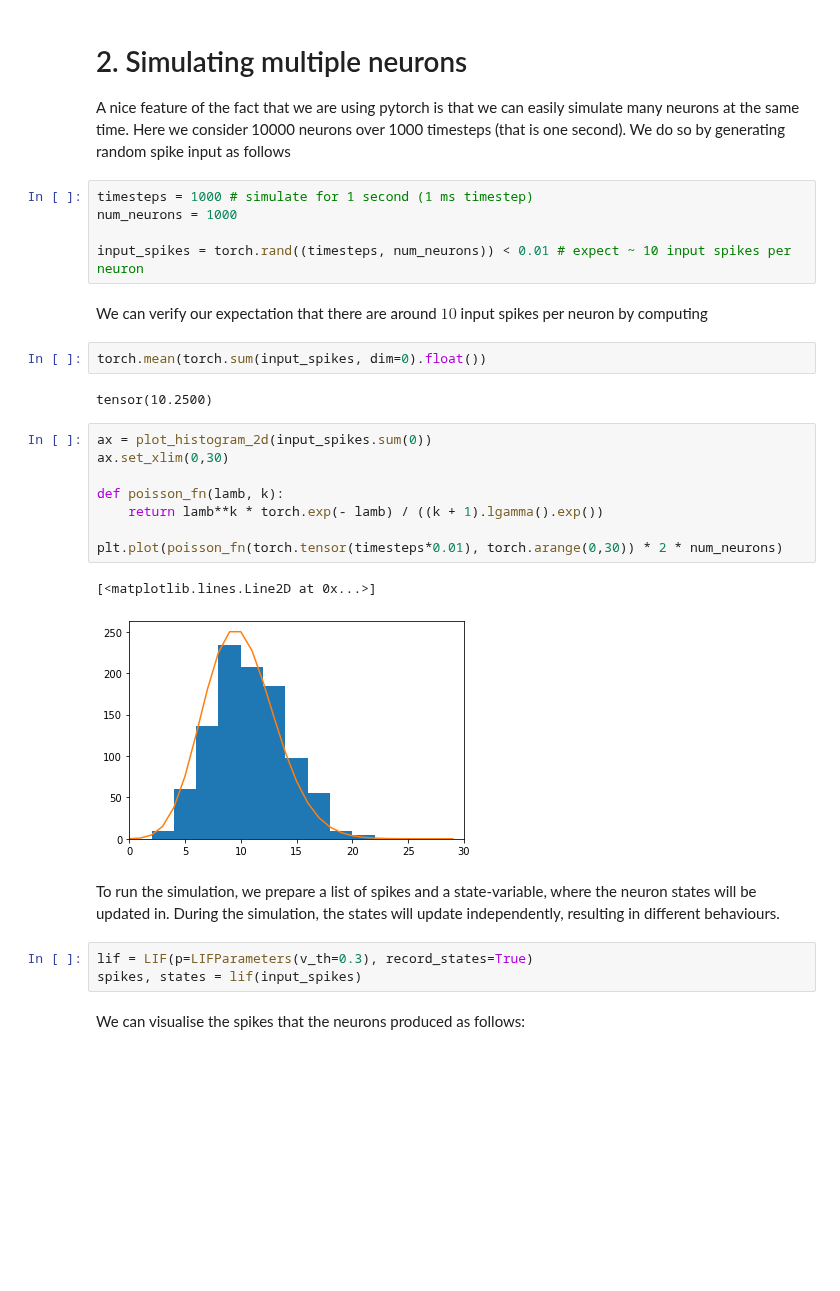
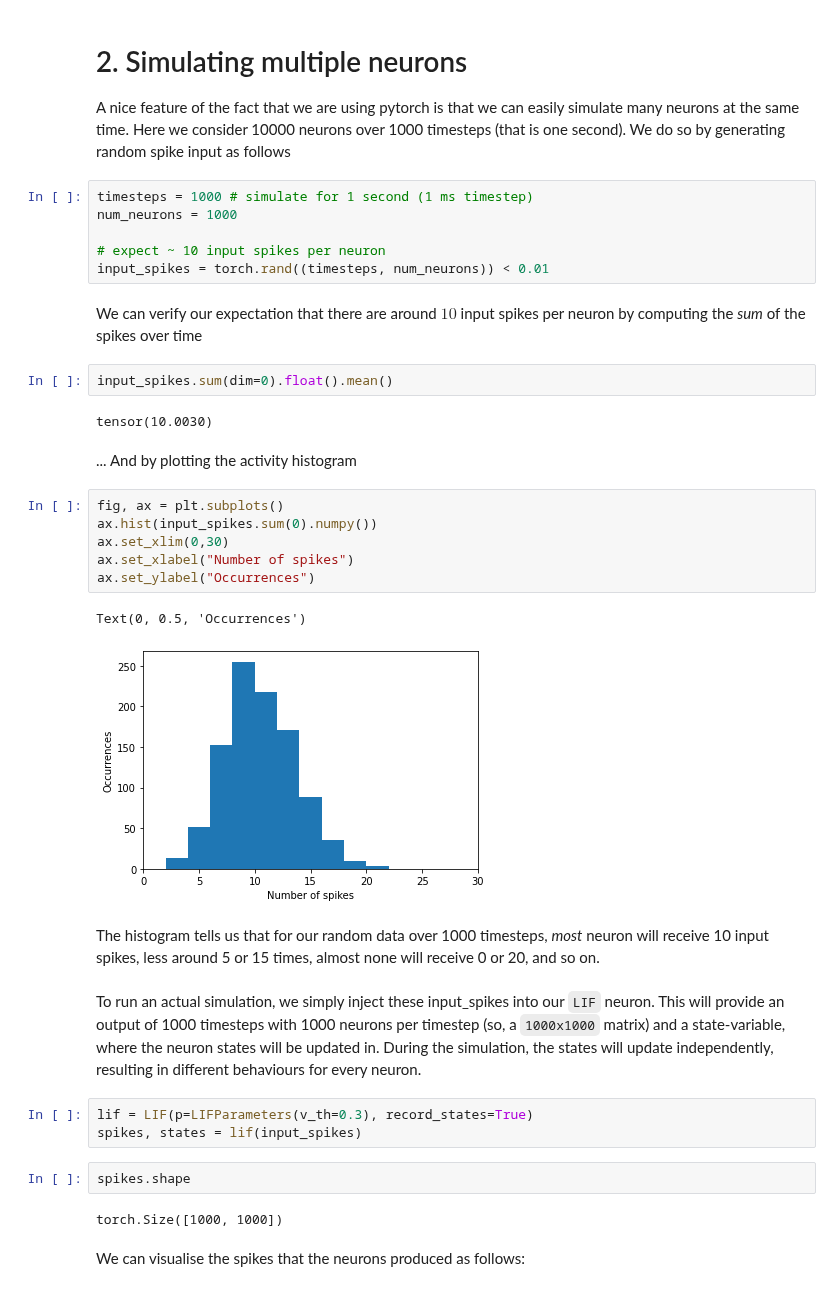
Before and after one commit to norse/notebooks, a Jupyter notebook: intro_plotting.ipynb, the cells around one changed output. Cells and saved outputs as stored; diff of their text form; blank space fills up the shorter version.

```diff
--- a/intro_plotting.ipynb
+++ b/intro_plotting.ipynb
@@ -88,28 +103,35 @@ A nice feature of the fact that we are using pytorch is that we can easily simul
 timesteps = 1000 # simulate for 1 second (1 ms timestep)
 num_neurons = 1000
 
-input_spikes = torch.rand((timesteps, num_neurons)) < 0.01 # expect ~ 10 input spikes per neuron
+# expect ~ 10 input spikes per neuron
+input_spikes = torch.rand((timesteps, num_neurons)) < 0.01
 # %% [markdown]
-We can verify our expectation that there are around $10$ input spikes per neuron by computing
+We can verify our expectation that there are around $10$ input spikes per neuron by computing the *sum* of the spikes over time
 # %%
-torch.mean(torch.sum(input_spikes, dim=0).float())
+input_spikes.sum(dim=0).float().mean()
 # %% [output]
-tensor(10.2500)
+tensor(10.0030)
-# %%
-ax = plot_histogram_2d(input_spikes.sum(0))
-ax.set_xlim(0,30)
-
-def poisson_fn(lamb, k):
-    return lamb**k * torch.exp(- lamb) / ((k + 1).lgamma().exp())
-
-plt.plot(poisson_fn(torch.tensor(timesteps*0.01), torch.arange(0,30)) * 2 * num_neurons)
-# %% [output]
-[<matplotlib.lines.Line2D at 0x...>]
-[figure, removed]
+# %% [markdown]
+... And by plotting the activity histogram
+# %%
+fig, ax = plt.subplots()
+ax.hist(input_spikes.sum(0).numpy())
+ax.set_xlim(0,30)
+ax.set_xlabel("Number of spikes")
+ax.set_ylabel("Occurrences")
+# %% [output]
+Text(0, 0.5, 'Occurrences')
+[figure, added]
+# %% [markdown]
+The histogram tells us that for our random data over 1000 timesteps, *most* neuron will receive 10 input spikes, less around 5 or 15 times, almost none will receive 0 or 20, and so on.
 # %% [markdown]
-To run the simulation, we prepare a list of spikes and a state-variable, where the neuron states will be updated in. During the simulation, the states will update independently, resulting in different behaviours.
+To run an actual simulation, we simply inject these input_spikes into our `LIF` neuron. This will provide an output of 1000 timesteps with 1000 neurons per timestep (so, a `1000x1000` matrix) and a state-variable, where the neuron states will be updated in. During the simulation, the states will update independently, resulting in different behaviours for every neuron.
 # %%
 lif = LIF(p=LIFParameters(v_th=0.3), record_states=True)
 spikes, states = lif(input_spikes)
+# %%
+spikes.shape
+# %% [output]
+torch.Size([1000, 1000])
 # %% [markdown]
 We can visualise the spikes that the neurons produced as follows:
```
Also changed, not shown: parts of 14 cells of this notebook, 6 other files.
